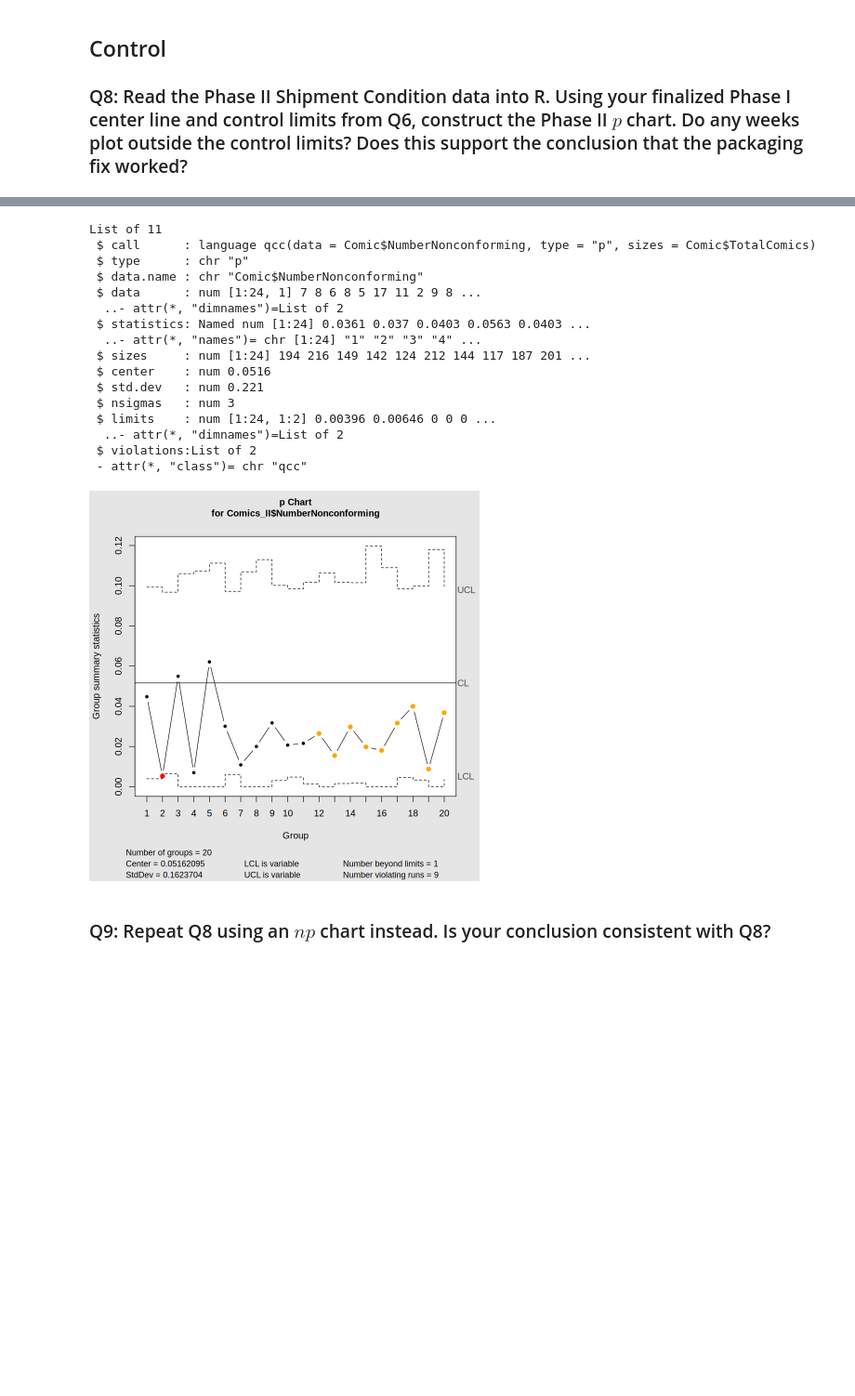
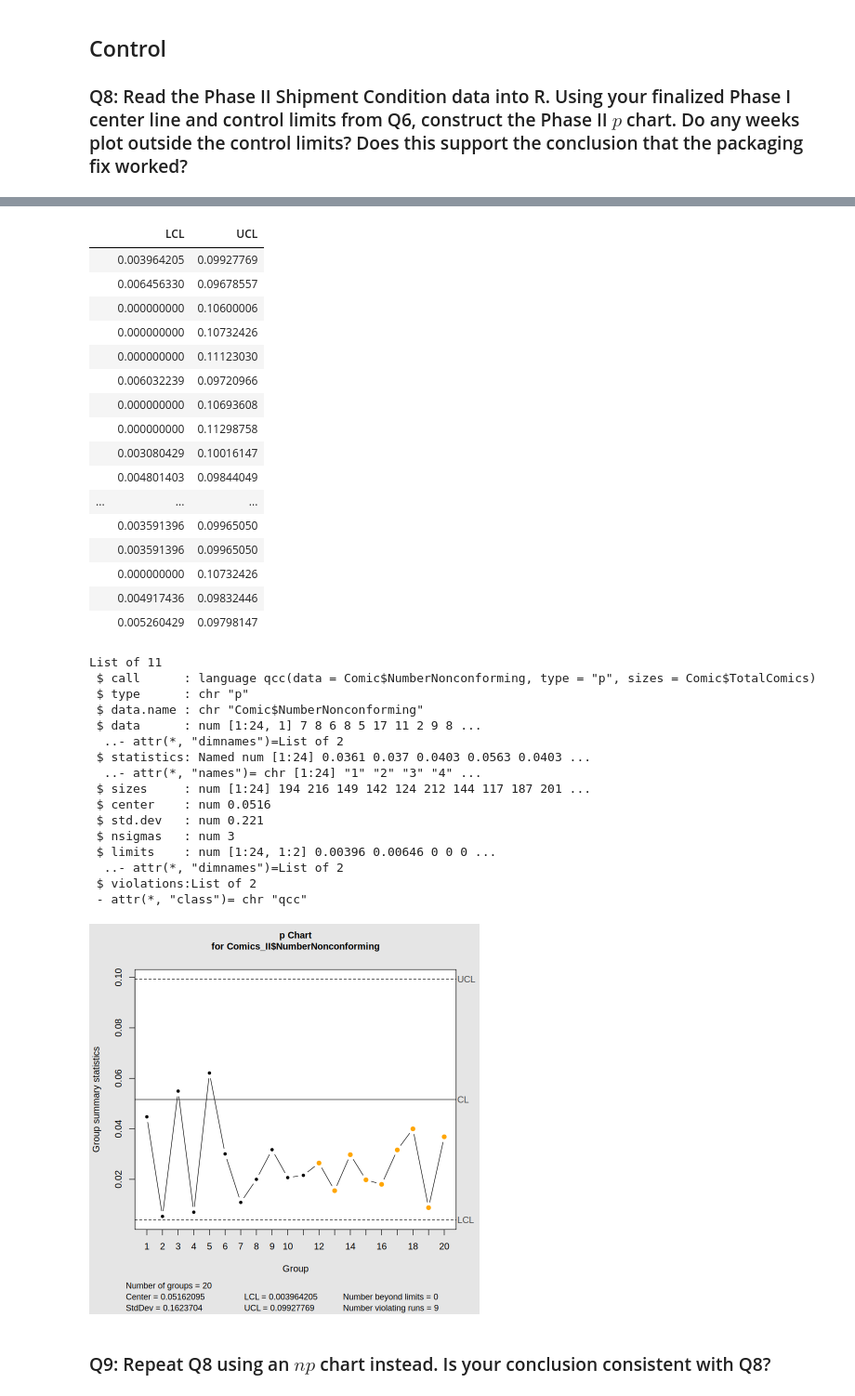
Before and after one commit to DesyneMartinez/STAT-7110-Quality-Control, a Jupyter notebook: Assignments/HW3/STAT-7110-HW3.ipynb, the cells around one changed output, grey strips where cells are left out. Shown at 93% size. Drawn from its saved outputs; the diff is of its cells as text; code cells hidden in the pictures; blank space fills up the shorter version.

```diff
--- a/Assignments/HW3/STAT-7110-HW3.ipynb
+++ b/Assignments/HW3/STAT-7110-HW3.ipynb
@@ -154,21 +160,22 @@ $ NumberNonconforming <dbl> 7, 8, 6, 8, 5, 17, 11, 2, 9, 8, 9, 11, 9, 74, 7, 6
 ### Q6: Using your finalized Phase I estimate of $\bar{p}$, report the center line and control limits you will carry forward into Phase II.
 # %%
 ## Q6 Code ##
+
+
+## Returning to the cleaned phase I p chart from Q4 ##
 
 Comic_chart1 <- qcc(Comic$NumberNonconforming,
                     type="p",
                     sizes=Comic$TotalComics)
+
+   ## Pulling the Center and Lmits from the cleaned phase I p chart ##
 pbar <- Comic_chart1$center
-limits <- Comic_chart1$limits
+Comic_chart1$limits
+uclp <- Comic_chart1$limits[1,2]
+lclp <- Comic_chart1$limits[1,1]
 
-pbar
-limits
-
-
-comic_pchart_p2 <- qcc(Comic$NumberNonconforming,
-                       type="p",
-                       sizes=Comic$TotalComics,
-                       center = pbar,
-                       limits = limits,
-                       plot = TRUE)
+#The center line and control limits going into phase II ##
+cat("The Finalized Center line from the phase I p chart:", pbar, "\n")
+cat("The Finalized Upper Control limit from the phase I p chart:", uclp, "\n")
+cat("The Finalized Lower Control limit from the phase I p chart:", lclp, "\n")
 # %% [output]
@@ -217,13 +226,15 @@ Comics_II|>
 
 #Limits and center from question 6
 pbar <- Comic_chart1$center
-limits <- Comic_chart1$limits
+Comic_chart1$limits
+uclp <- Comic_chart1$limits[1,2]
+lclp <- Comic_chart1$limits[1,1]
 
 comic_p <- qcc(Comics_II$NumberNonconforming,
                        type="p",
                        sizes=Comics_II$TotalComics,
                        center = pbar,
-                       limits = limits,
+                       limits = c(lclp,uclp),
                        plot = TRUE)
 
  Comic_chart1
@@ -240,20 +248,37 @@ Warning message in statistics < lcl:
+|  | LCL | UCL |
+|  | 0.003964205 | 0.09927769 |
+|  | 0.006456330 | 0.09678557 |
+|  | 0.000000000 | 0.10600006 |
+|  | 0.000000000 | 0.10732426 |
+|  | 0.000000000 | 0.11123030 |
+|  | 0.006032239 | 0.09720966 |
+|  | 0.000000000 | 0.10693608 |
+|  | 0.000000000 | 0.11298758 |
+|  | 0.003080429 | 0.10016147 |
+|  | 0.004801403 | 0.09844049 |
+| ... | ... | ... |
+|  | 0.003591396 | 0.09965050 |
+|  | 0.003591396 | 0.09965050 |
+|  | 0.000000000 | 0.10732426 |
+|  | 0.004917436 | 0.09832446 |
+|  | 0.005260429 | 0.09798147 |
 List of 11
  $ call      : language qcc(data = Comic$NumberNonconforming, type = "p", sizes = Comic$TotalComics)
  $ type      : chr "p"
  $ data.name : chr "Comic$NumberNonconforming"
  $ data      : num [1:24, 1] 7 8 6 8 5 17 11 2 9 8 ...
   ..- attr(*, "dimnames")=List of 2
  $ statistics: Named num [1:24] 0.0361 0.037 0.0403 0.0563 0.0403 ...
   ..- attr(*, "names")= chr [1:24] "1" "2" "3" "4" ...
  $ sizes     : num [1:24] 194 216 149 142 124 212 144 117 187 201 ...
  $ center    : num 0.0516
  $ std.dev   : num 0.221
  $ nsigmas   : num 3
  $ limits    : num [1:24, 1:2] 0.00396 0.00646 0 0 0 ...
   ..- attr(*, "dimnames")=List of 2
  $ violations:List of 2
  - attr(*, "class")= chr "qcc"
-[figure, old version]
+[figure, new version]
 # %% [markdown]
 ### Q9: Repeat Q8 using an $np$ chart instead. Is your conclusion consistent with Q8?
 # %%
```
Also changed, not shown: parts of 5 cells of this notebook.
